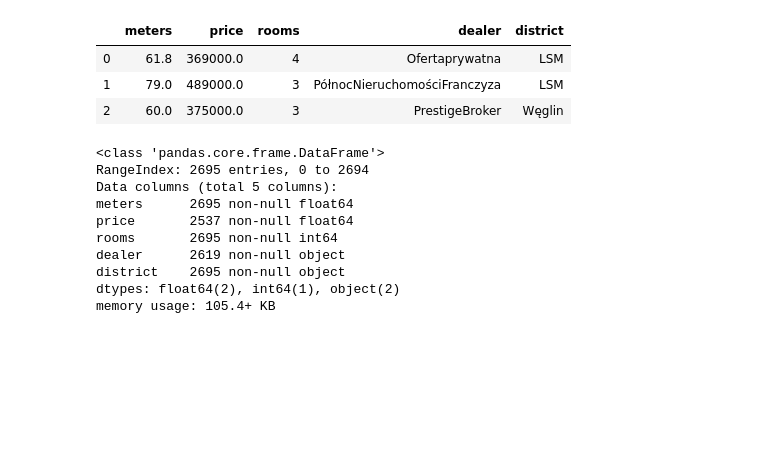
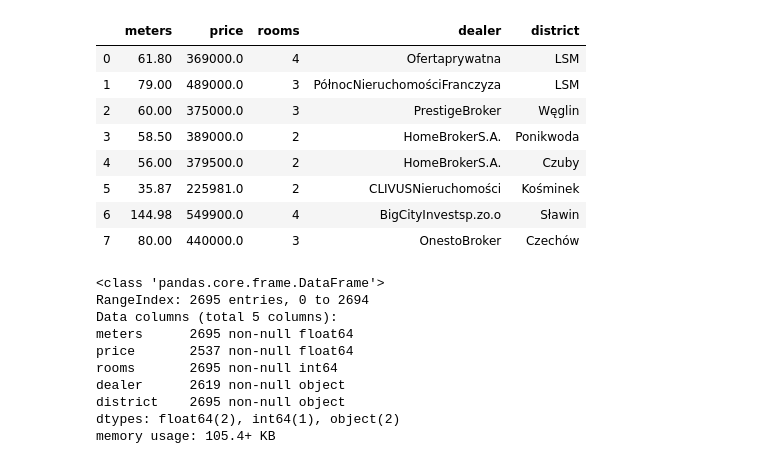
Before and after one commit to robertdigital/apartments_for_sale-analysis, a Jupyter notebook: main.ipynb, the cells around one changed output. Drawn from its saved outputs; the diff is of its cells as text; code cells hidden in the pictures; blank space fills up the shorter version.

```diff
--- a/main.ipynb
+++ b/main.ipynb
@@ -7,12 +7,17 @@ import seaborn as sns
 # %%
 df = pd.read_csv('data/results.csv', usecols=['meters', 'price', 'rooms', 'dealer', 'district'], na_values=['Zapytajocenę'])
 # %%
-df.head(3)
+df.head(8)
 # %% [output]
 |  | meters | price | rooms | dealer | district |
-| 0 | 61.8 | 369000.0 | 4 | Ofertaprywatna | LSM |
-| 1 | 79.0 | 489000.0 | 3 | PółnocNieruchomościFranczyza | LSM |
-| 2 | 60.0 | 375000.0 | 3 | PrestigeBroker | Węglin |
+| 0 | 61.80 | 369000.0 | 4 | Ofertaprywatna | LSM |
+| 1 | 79.00 | 489000.0 | 3 | PółnocNieruchomościFranczyza | LSM |
+| 2 | 60.00 | 375000.0 | 3 | PrestigeBroker | Węglin |
+| 3 | 58.50 | 389000.0 | 2 | HomeBrokerS.A. | Ponikwoda |
+| 4 | 56.00 | 379500.0 | 2 | HomeBrokerS.A. | Czuby |
+| 5 | 35.87 | 225981.0 | 2 | CLIVUSNieruchomości | Kośminek |
+| 6 | 144.98 | 549900.0 | 4 | BigCityInvestsp.zo.o | Sławin |
+| 7 | 80.00 | 440000.0 | 3 | OnestoBroker | Czechów |
 # %%
 df.info()
 # %% [output]
```
Also changed, not shown: parts of 2 cells of this notebook, 2 other files.
